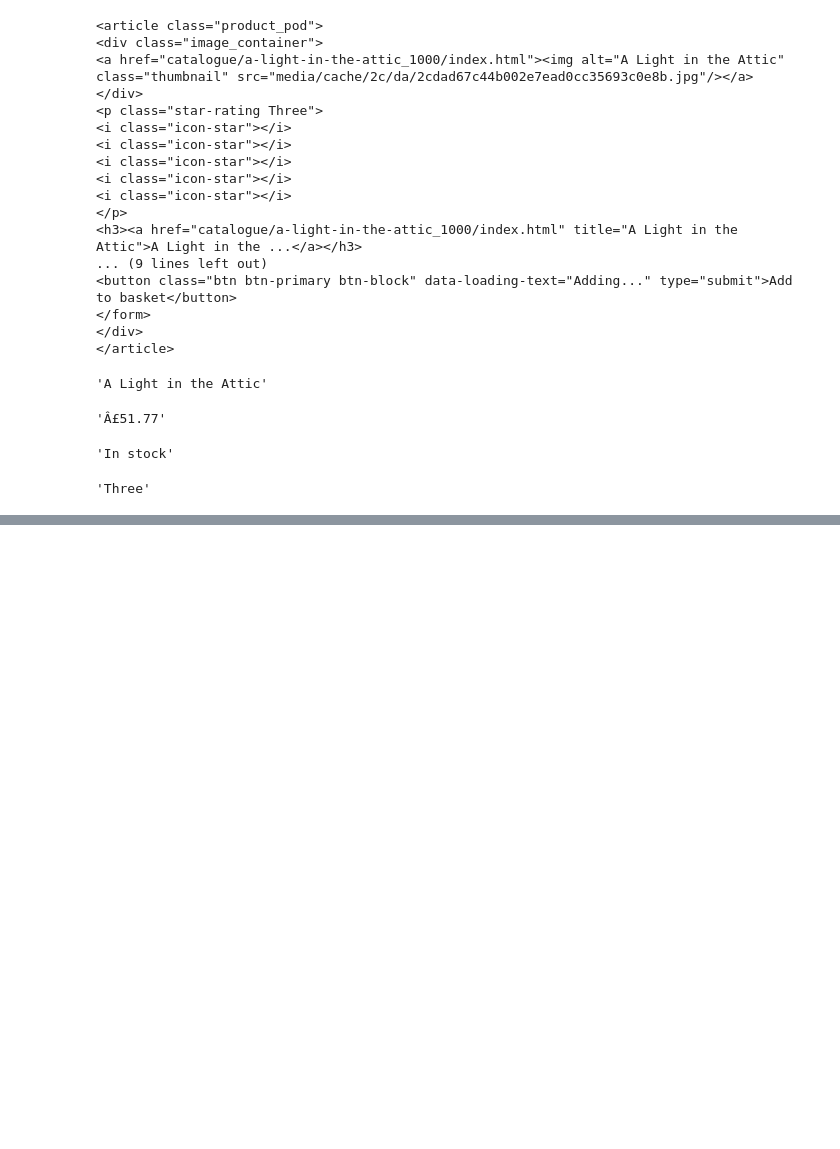
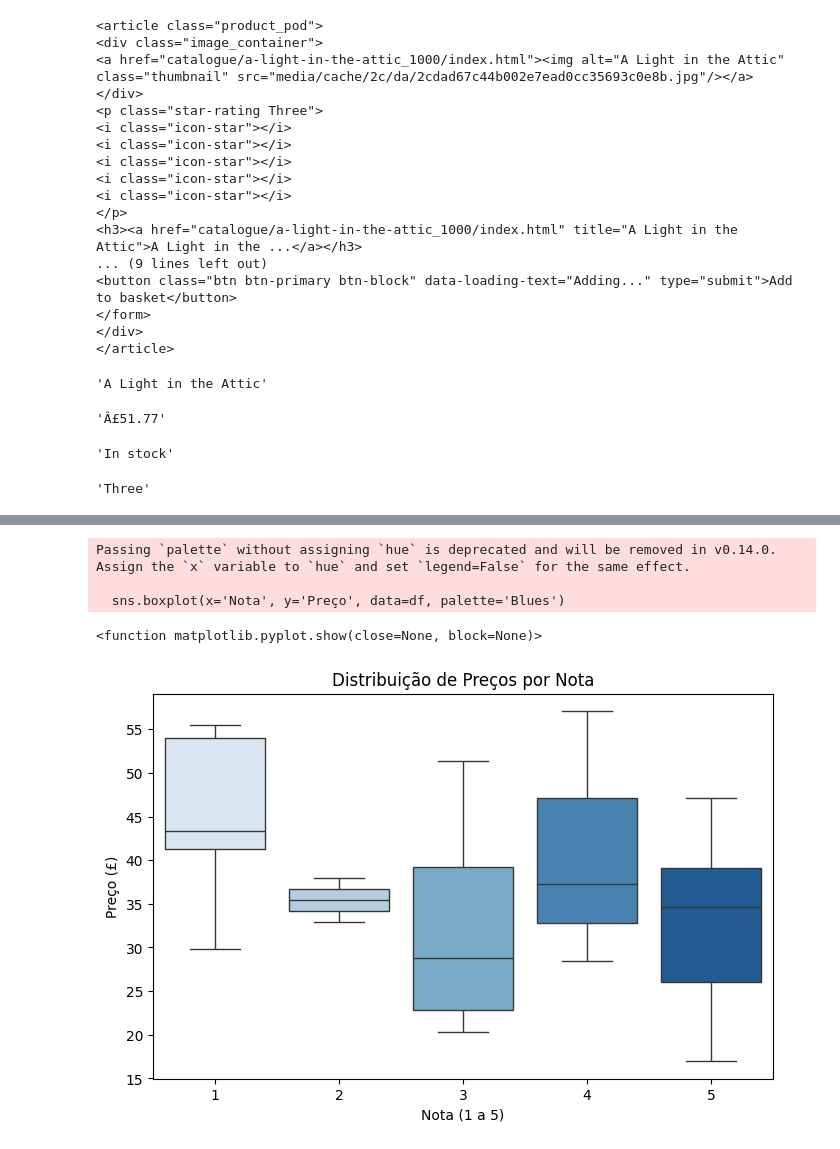
Before and after one commit to camila251/Aula_Senai, a Jupyter notebook: raspagem_de_dados.ipynb, the cells around one changed output, grey strips where cells are left out. Saved outputs shown, nothing was run; the diff lists cells and outputs as text; code cells hidden in the pictures; blank space fills up the shorter version.

```diff
--- a/raspagem_de_dados.ipynb
+++ b/raspagem_de_dados.ipynb
@@ -94,0 +229,2 @@ traduzir_numero(star.get('class')[1].lower())
+# %%
+df = pd.read_excel('/content/book.xlsx')
@@ -94,0 +251,8 @@ traduzir_numero(star.get('class')[1].lower())
+# %%
+#limpeza de dados
+#converter a coluna'preço' de string para float
+df['Preço'] = df['Preço'].replace('[£]', '', regex=True).replace('[Â]', '', regex=True).astype(float)
+
+
+nota_mapa = {'um': 1, 'dois': 2, 'tres': 3, 'quatro': 4, 'cinco': 5}
+df['Nota'] = df['Nota'].map(nota_mapa)
@@ -94,0 +304,14 @@ traduzir_numero(star.get('class')[1].lower())
+# %%
+#visualizaçao 1: relaçao entre notas e preços
+plt.figure(figsize=(8, 5))
+sns.boxplot(x='Nota', y='Preço', data=df, palette='Blues')
+plt.title('Distribuição de Preços por Nota')
+plt.xlabel('Nota (1 a 5)')
+plt.ylabel('Preço (£)')
+plt.show
+# %% [output]
+Passing `palette` without assigning `hue` is deprecated and will be removed in v0.14.0. Assign the `x` variable to `hue` and set `legend=False` for the same effect.
+
+  sns.boxplot(x='Nota', y='Preço', data=df, palette='Blues')
+<function matplotlib.pyplot.show(close=None, block=None)>
+[figure, added]
```
Also changed, not shown: parts of 12 cells of this notebook.
